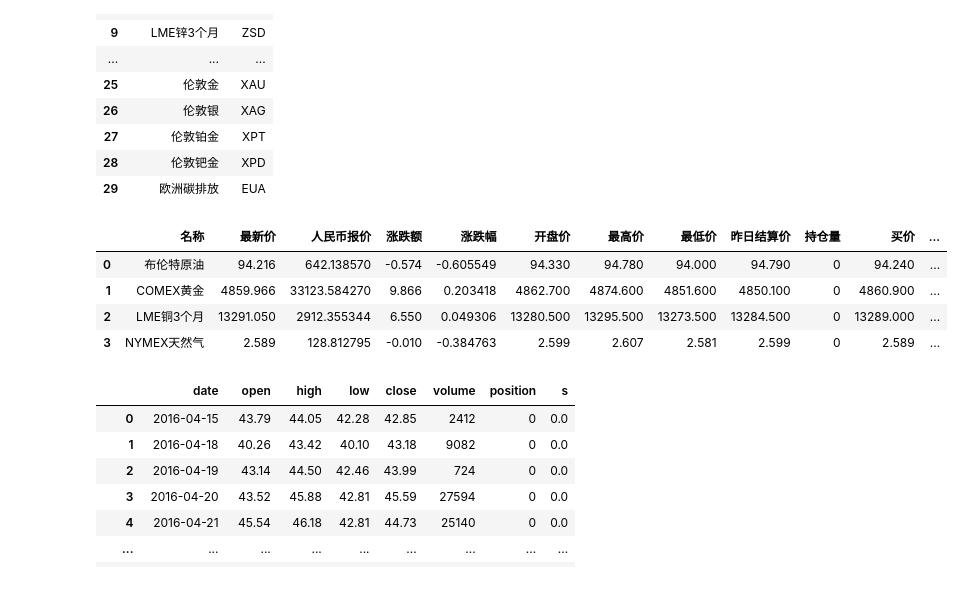
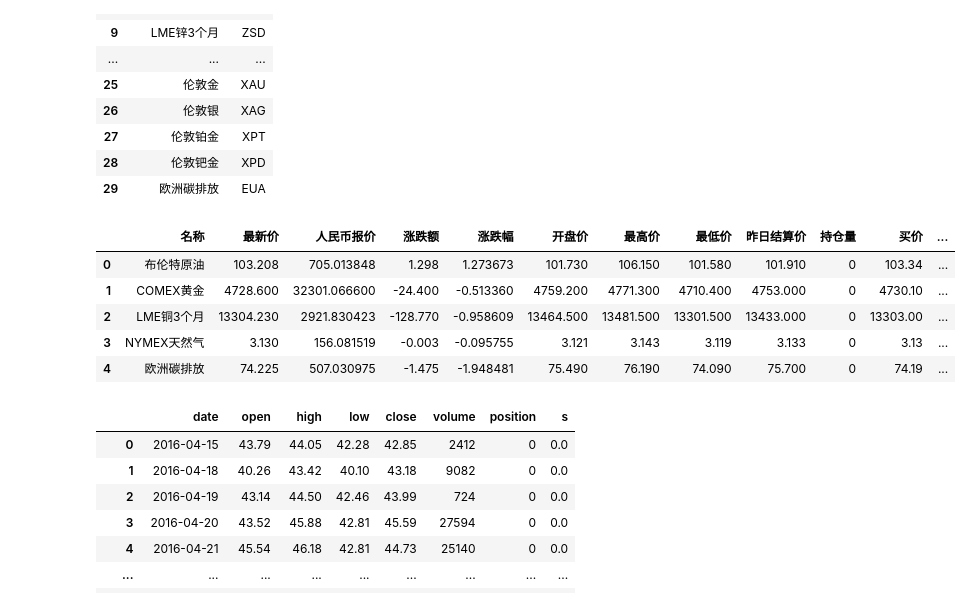
Before and after one commit to u588/app, a Jupyter notebook: AiStock/AK数据接口.ipynb, the cells around one changed output. Saved outputs shown, nothing was run; the diff lists cells and outputs as text; code cells hidden in the pictures.

```diff
--- a/AiStock/AK数据接口.ipynb
+++ b/AiStock/AK数据接口.ipynb
@@ -27,13 +27,14 @@ ak.futures_hq_subscribe_exchange_symbol()
 | 28 | 伦敦钯金 | XPD |
 | 29 | 欧洲碳排放 | EUA |
 # %%
-ak.futures_foreign_commodity_realtime(symbol='OIL,GC,CAD,NG')
+ak.futures_foreign_commodity_realtime(symbol='OIL,GC,CAD,NG,EUA')
 # %% [output]
 |  | 名称 | 最新价 | 人民币报价 | 涨跌额 | 涨跌幅 | 开盘价 | 最高价 | 最低价 | 昨日结算价 | 持仓量 | 买价 | ... |
-| 0 | 布伦特原油 | 94.216 | 642.138570 | -0.574 | -0.605549 | 94.330 | 94.780 | 94.000 | 94.790 | 0 | 94.240 | ... |
-| 1 | COMEX黄金 | 4859.966 | 33123.584270 | 9.866 | 0.203418 | 4862.700 | 4874.600 | 4851.600 | 4850.100 | 0 | 4860.900 | ... |
-| 2 | LME铜3个月 | 13291.050 | 2912.355344 | 6.550 | 0.049306 | 13280.500 | 13295.500 | 13273.500 | 13284.500 | 0 | 13289.000 | ... |
-| 3 | NYMEX天然气 | 2.589 | 128.812795 | -0.010 | -0.384763 | 2.599 | 2.607 | 2.581 | 2.599 | 0 | 2.589 | ... |
+| 0 | 布伦特原油 | 103.208 | 705.013848 | 1.298 | 1.273673 | 101.730 | 106.150 | 101.580 | 101.910 | 0 | 103.34 | ... |
+| 1 | COMEX黄金 | 4728.600 | 32301.066600 | -24.400 | -0.513360 | 4759.200 | 4771.300 | 4710.400 | 4753.000 | 0 | 4730.10 | ... |
+| 2 | LME铜3个月 | 13304.230 | 2921.830423 | -128.770 | -0.958609 | 13464.500 | 13481.500 | 13301.500 | 13433.000 | 0 | 13303.00 | ... |
+| 3 | NYMEX天然气 | 3.130 | 156.081519 | -0.003 | -0.095755 | 3.121 | 3.143 | 3.119 | 3.133 | 0 | 3.13 | ... |
+| 4 | 欧洲碳排放 | 74.225 | 507.030975 | -1.475 | -1.948481 | 75.490 | 76.190 | 74.090 | 75.700 | 0 | 74.19 | ... |
 # %%
 ak.futures_foreign_hist(symbol="OIL")
 # %% [output]
```
